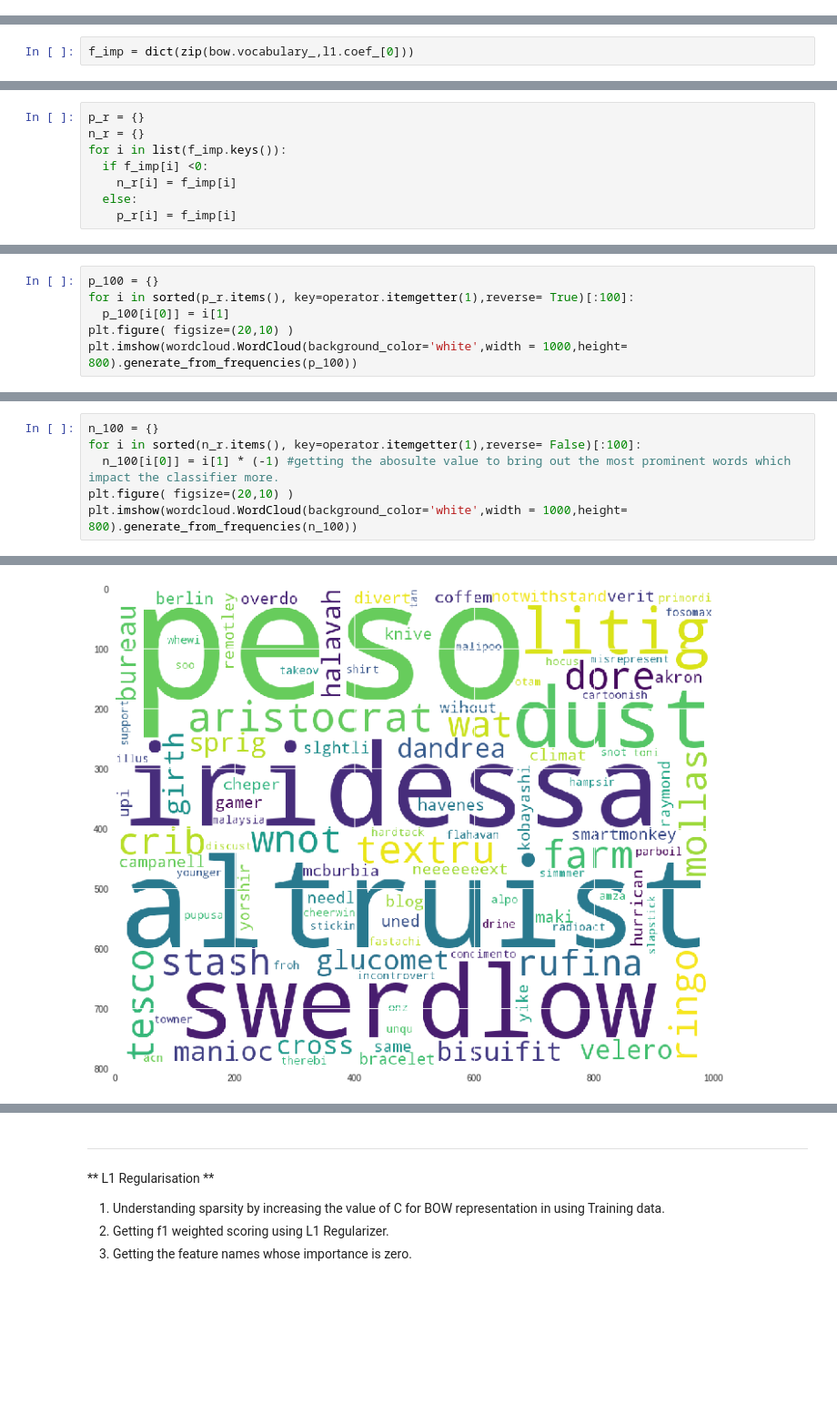
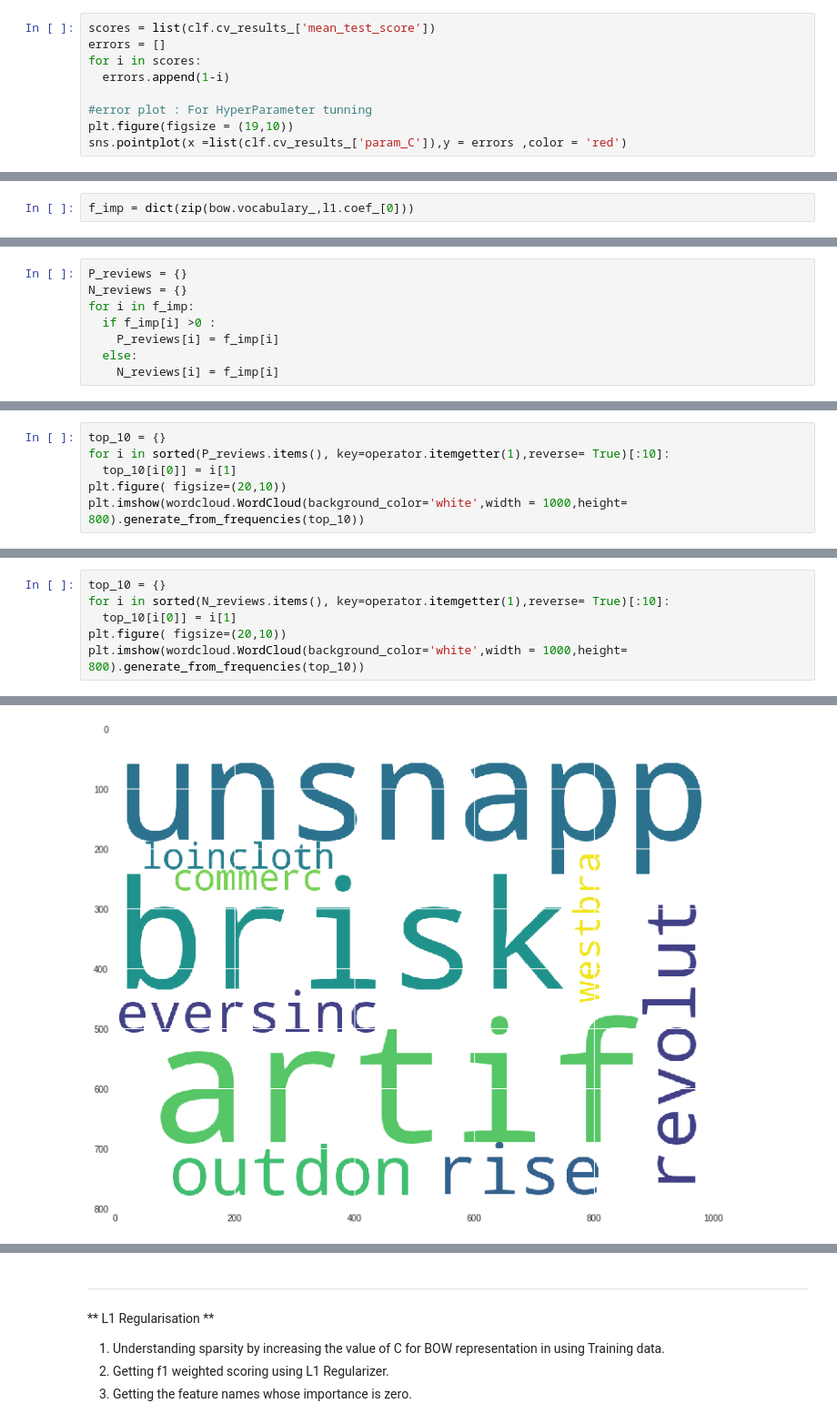
Before and after one commit to iyappan24/Applied-AI-Notebooks, a Jupyter notebook: Logistic_Regression.ipynb, the cells around one changed output, grey strips where cells are left out. Shown at 91% size. Saved outputs shown, nothing was run; the diff lists cells and outputs as text; blank space fills up the shorter version.

Commit message:
Logistic Regression : Amazon fine food reviews

```diff
--- a/Logistic_Regression.ipynb
+++ b/Logistic_Regression.ipynb
@@ -131,0 +152,9 @@ clf.best_params_
+# %%
+scores = list(clf.cv_results_['mean_test_score'])
+errors = []
+for i in scores:
+  errors.append(1-i)
+
+#error plot : For HyperParameter tunning
+plt.figure(figsize = (19,10))
+sns.pointplot(x =list(clf.cv_results_['param_C']),y = errors ,color = 'red')
@@ -175,9 +209,9 @@ f_imp = dict(zip(bow.vocabulary_,l1.coef_[0]))
 # %%
-p_r = {}
-n_r = {}
-for i in list(f_imp.keys()):
-  if f_imp[i] <0:
-    n_r[i] = f_imp[i]
+P_reviews = {}
+N_reviews = {}
+for i in f_imp:
+  if f_imp[i] >0 :
+    P_reviews[i] = f_imp[i]
   else:
-    p_r[i] = f_imp[i]
+    N_reviews[i] = f_imp[i]
 # %% [markdown]
@@ -185,8 +221,8 @@ for i in list(f_imp.keys()):
 # %%
-p_100 = {}
-for i in sorted(p_r.items(), key=operator.itemgetter(1),reverse= True)[:100]:
-  p_100[i[0]] = i[1]
-plt.figure( figsize=(20,10) )
-plt.imshow(wordcloud.WordCloud(background_color='white',width = 1000,height= 800).generate_from_frequencies(p_100))
+top_10 = {}
+for i in sorted(P_reviews.items(), key=operator.itemgetter(1),reverse= True)[:10]:
+  top_10[i[0]] = i[1]
+plt.figure( figsize=(20,10))
+plt.imshow(wordcloud.WordCloud(background_color='white',width = 1000,height= 800).generate_from_frequencies(top_10))
 # %% [output]
 <matplotlib.image.AxesImage at 0x...>
@@ -196,9 +234,9 @@ plt.imshow(wordcloud.WordCloud(background_color='white',width = 1000,height= 800
 # %%
-n_100 = {}
-for i in sorted(n_r.items(), key=operator.itemgetter(1),reverse= False)[:100]:
-  n_100[i[0]] = i[1] * (-1) #getting the abosulte value to bring out the most prominent words which impact the classifier more.
-plt.figure( figsize=(20,10) )
-plt.imshow(wordcloud.WordCloud(background_color='white',width = 1000,height= 800).generate_from_frequencies(n_100))
+top_10 = {}
+for i in sorted(N_reviews.items(), key=operator.itemgetter(1),reverse= True)[:10]:
+  top_10[i[0]] = i[1]
+plt.figure( figsize=(20,10))
+plt.imshow(wordcloud.WordCloud(background_color='white',width = 1000,height= 800).generate_from_frequencies(top_10))
 # %% [output]
 <matplotlib.image.AxesImage at 0x...>
-[figure, old version]
+[figure, new version]
```
Also changed, not shown: parts of 81 cells of this notebook.
